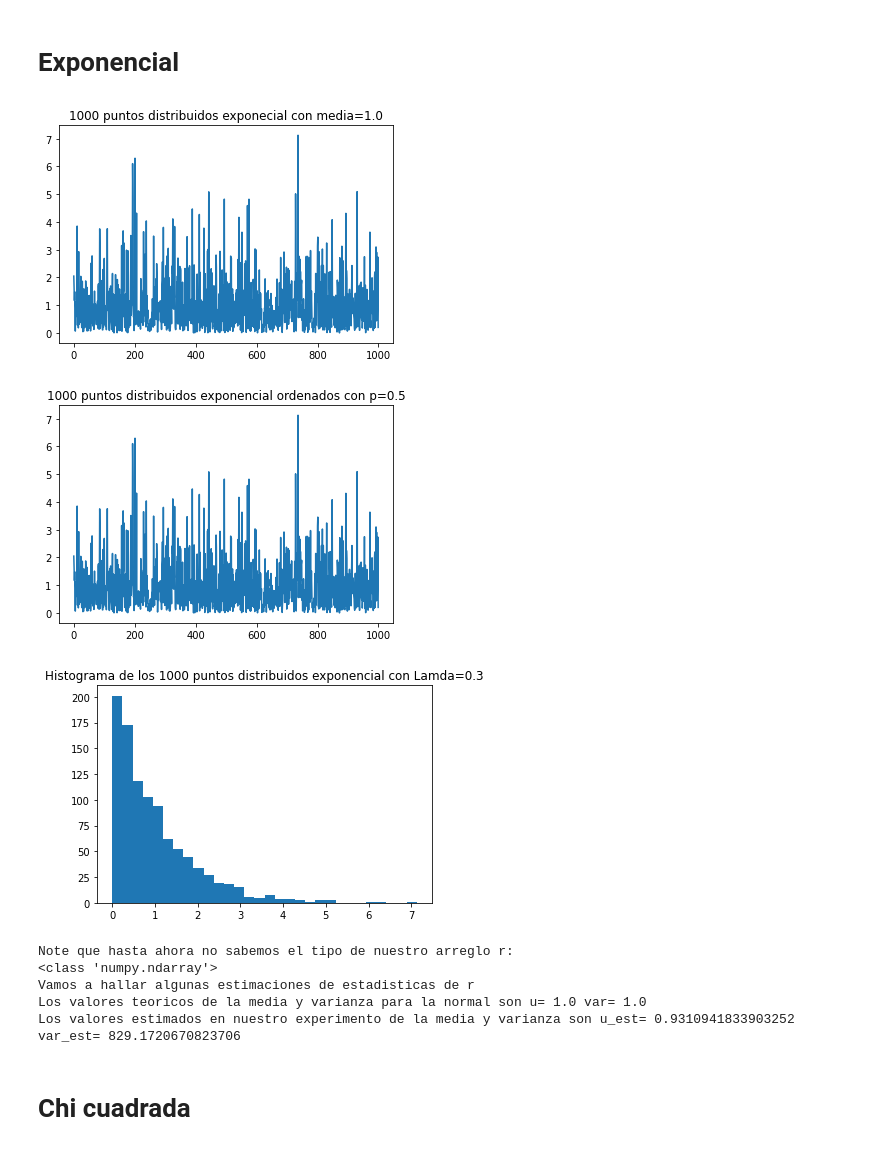
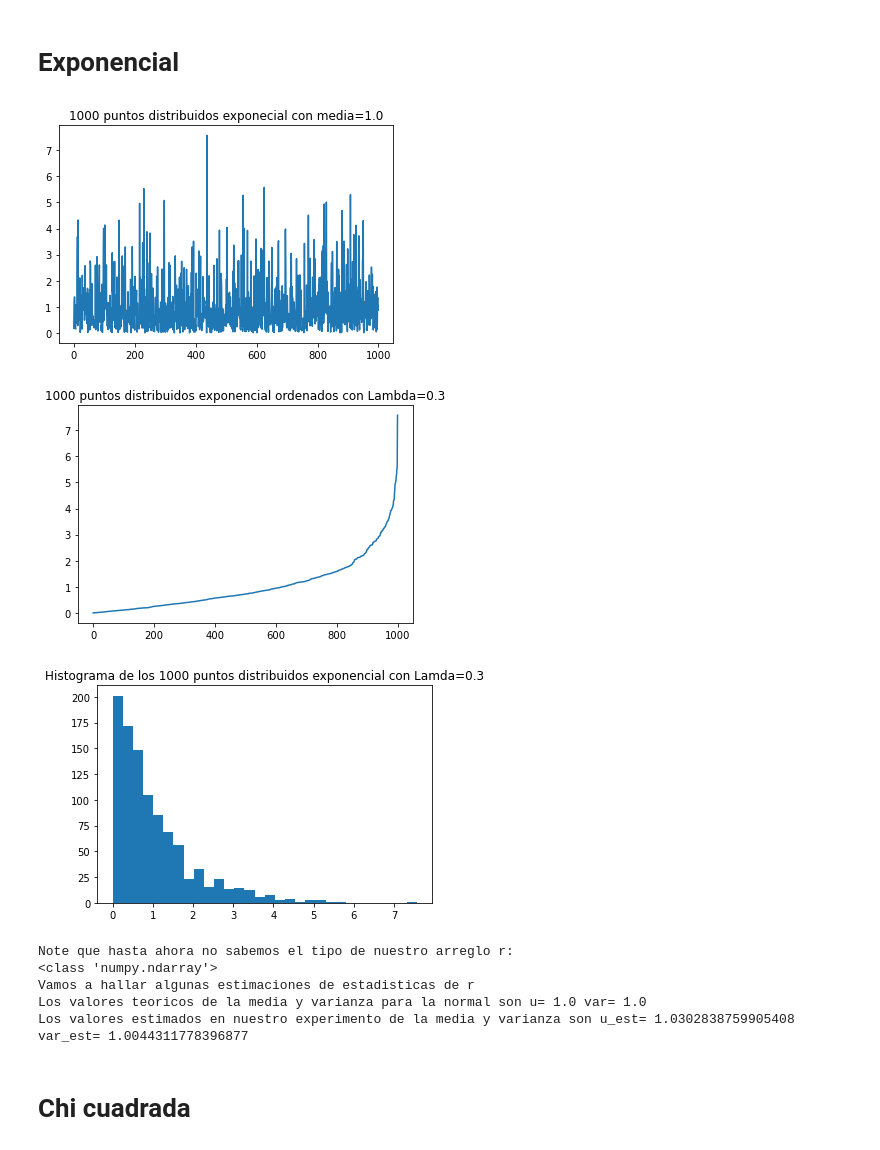
Before and after one commit to MauricioD13/Inteligencia_Artificial, a Jupyter notebook: Tareas/Taller1_Intro_prob.ipynb, the cells around one changed output. Drawn from its saved outputs; the diff is of its cells as text; code cells hidden in the pictures.

```diff
--- a/Tareas/Taller1_Intro_prob.ipynb
+++ b/Tareas/Taller1_Intro_prob.ipynb
@@ -319,38 +328,43 @@ Los valores estimados en nuestro experimento de la media y varianza son u_est= 0
 # %% [markdown]
 # Exponencial
+# %%
+# Exponencial con Lamnda L
+L=0.3
+from scipy.stats import expon
+mean, var, skew, kurt = expon.stats(moments='mvsk')
+expo = expon.rvs (size=N)
+#ver https://docs.scipy.org/doc/scipy-0.14.0/reference/stats.html
+plt.plot(expo)
+plt.title(str(N)+" puntos distribuidos exponecial con media="+str(mean))
+plt.show()
+# %% [output]
+[figure, added]
+# %%
+expo.sort()
+plt.plot(expo)
+plt.title(str(N)+" puntos distribuidos exponencial ordenados con Lambda="+str(L))
+plt.show()
+# %% [output]
+[figure, added]
 # %%
-# Exponencial con Lamnda L
-L=0.3
-from scipy.stats import expon
-mean, var, skew, kurt = expon.stats(moments='mvsk')
-expo = expon.rvs (size=N)
-#ver https://docs.scipy.org/doc/scipy-0.14.0/reference/stats.html
-plt.plot(expo)
-plt.title(str(N)+" puntos distribuidos exponecial con media="+str(mean))
-plt.show()
-r.sort()
-plt.plot(expo)
-plt.title(str(N)+" puntos distribuidos exponencial ordenados con p="+str(p))
-plt.show()
+
 plt.hist(expo, bins = m)
 plt.title("Histograma de los "+str(N)+" puntos distribuidos exponencial con Lamda="+str(L))
 plt.show()
 print("Note que hasta ahora no sabemos el tipo de nuestro arreglo r:")
 print(type(expo))
 print("Vamos a hallar algunas estimaciones de estadisticas de r")
 # ver https://numpy.org/doc/stable/reference/routines.statistics.html
-avg=r.mean()
-varest=r.var()
+avg=expo.mean()
+varest=expo.var()
 print("Los valores teoricos de la media y varianza para la normal son u=" ,mean,"var=",var)
 print("Los valores estimados en nuestro experimento de la media y varianza son u_est=" ,avg,"var_est=",varest)
 # %% [output]
-[figure, old version]
+[figure, new version]
-[figure, removed]
-[figure, removed]
 Note que hasta ahora no sabemos el tipo de nuestro arreglo r:
 <class 'numpy.ndarray'>
 Vamos a hallar algunas estimaciones de estadisticas de r
 Los valores teoricos de la media y varianza para la normal son u= 1.0 var= 1.0
-Los valores estimados en nuestro experimento de la media y varianza son u_est= 0.9310941833903252 var_est= 829.1720670823706
+Los valores estimados en nuestro experimento de la media y varianza son u_est= 1.0302838759905408 var_est= 1.0044311778396877
 # %% [markdown]
 # Chi cuadrada
```
Also changed, not shown: parts of 15 cells of this notebook, 4 other files.
